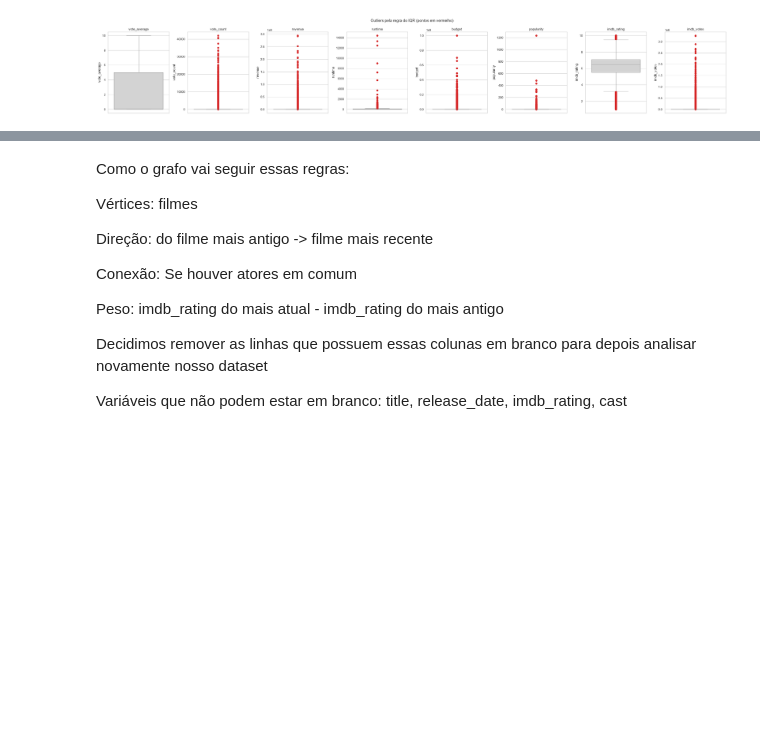
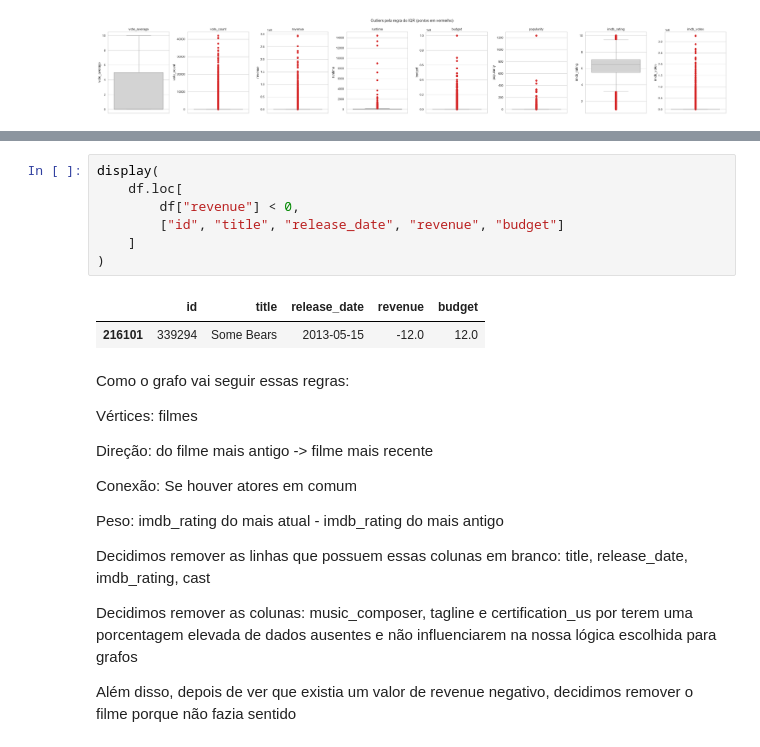
Before and after one commit to gabrielvictalino/Grafos-e-AVD, a Jupyter notebook: notebooks/projeto.ipynb, the cells around one changed output, grey strips where cells are left out. Saved outputs shown, nothing was run; the diff lists cells and outputs as text; blank space fills up the shorter version.

```diff
--- a/notebooks/projeto.ipynb
+++ b/notebooks/projeto.ipynb
@@ -441,3 +457,13 @@ plt.show()
+# %%
+display(
+    df.loc[
+        df["revenue"] < 0,
+        ["id", "title", "release_date", "revenue", "budget"]
+    ]
+)
+# %% [output]
+|  | id | title | release_date | revenue | budget |
+| 216101 | 339294 | Some Bears | 2013-05-15 | -12.0 | 12.0 |
 # %% [markdown]
 Como o grafo vai seguir essas regras:
 
@@ -449,6 +475,8 @@ Conexão: Se houver atores em comum
 
 Peso: imdb_rating do mais atual - imdb_rating do mais antigo
 
-Decidimos remover as linhas que possuem essas colunas em branco para depois analisar novamente nosso dataset
+Decidimos remover as linhas que possuem essas colunas em branco: title, release_date, imdb_rating, cast
 
-Variáveis que não podem estar em branco: title, release_date, imdb_rating, cast
+Decidimos remover as colunas: music_composer, tagline e certification_us por terem uma porcentagem elevada de dados ausentes e não influenciarem na nossa lógica escolhida para grafos
+
+Além disso, depois de ver que existia um valor de revenue negativo, decidimos remover o filme porque não fazia sentido
```
Also changed, not shown: parts of 2 cells of this notebook, 1 other file.
